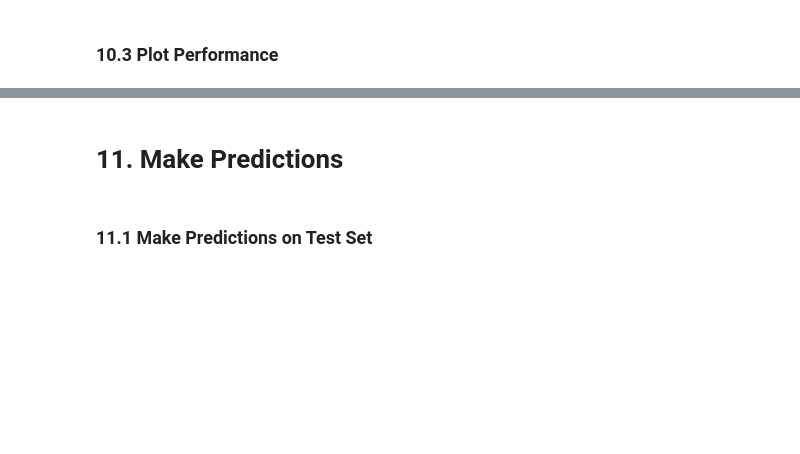
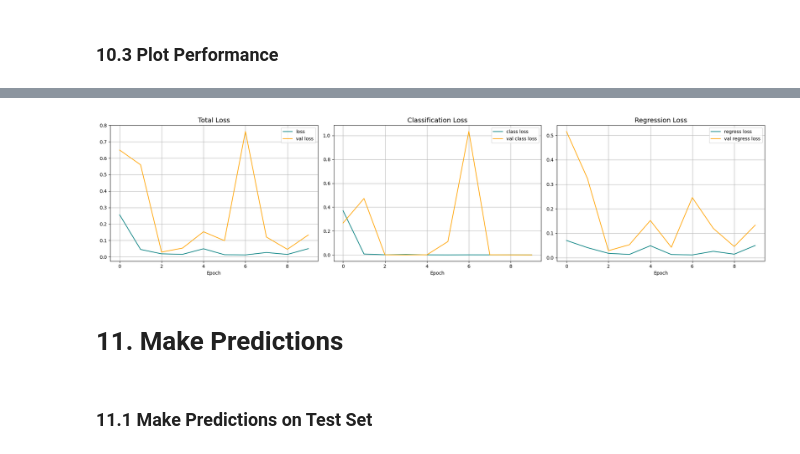
Before and after one commit to MOHAMEDMETAWEA/FaceDetection, a Jupyter notebook: FaceDetection.ipynb, the cells around one changed output, grey strips where cells are left out. Drawn from its saved outputs; the diff is of its cells as text; code cells hidden in the pictures; blank space fills up the shorter version.

```diff
--- a/FaceDetection.ipynb
+++ b/FaceDetection.ipynb
@@ -842,32 +860,36 @@ hist.history
 # %%
 fig, ax = plt.subplots(ncols=3, figsize=(20,5))
 
-# Total Loss Plot
-ax[0].plot(hist.history['total_loss'], color='teal', label='loss')
-ax[0].plot(hist.history['val_total_loss'], color='orange', label='val loss')
+h = hist.history
+
+# Total Loss Plot (use 'loss' which is produced by the custom model)
+ax[0].plot(h.get('loss', h.get('total_loss', [])), color='teal', label='loss')
+ax[0].plot(h.get('val_loss', h.get('val_total_loss', [])), color='orange', label='val loss')
 ax[0].set_title('Total Loss', fontsize=14)
 ax[0].set_xlabel('Epoch')
 ax[0].grid(True)
 ax[0].legend()
 
 # Classification Loss Plot
-ax[1].plot(hist.history['class_loss'], color='teal', label='class loss')
-ax[1].plot(hist.history['val_class_loss'], color='orange', label='val class loss')
+ax[1].plot(h.get('class_loss', []), color='teal', label='class loss')
+ax[1].plot(h.get('val_class_loss', []), color='orange', label='val class loss')
 ax[1].set_title('Classification Loss', fontsize=14)
 ax[1].set_xlabel('Epoch')
 ax[1].grid(True)
 ax[1].legend()
 
 # Regression (Bounding Box) Loss Plot
-ax[2].plot(hist.history['regress_loss'], color='teal', label='regress loss')
-ax[2].plot(hist.history['val_regress_loss'], color='orange', label='val regress loss')
+ax[2].plot(h.get('regress_loss', []), color='teal', label='regress loss')
+ax[2].plot(h.get('val_regress_loss', []), color='orange', label='val regress loss')
 ax[2].set_title('Regression Loss', fontsize=14)
 ax[2].set_xlabel('Epoch')
 ax[2].grid(True)
 ax[2].legend()
 
 plt.tight_layout()
 plt.show()
+# %% [output]
+[figure, added]
 # %% [markdown]
 # 11. Make Predictions
 # %% [markdown]
```
Also changed, not shown: parts of 4 cells of this notebook, 3 other files.
